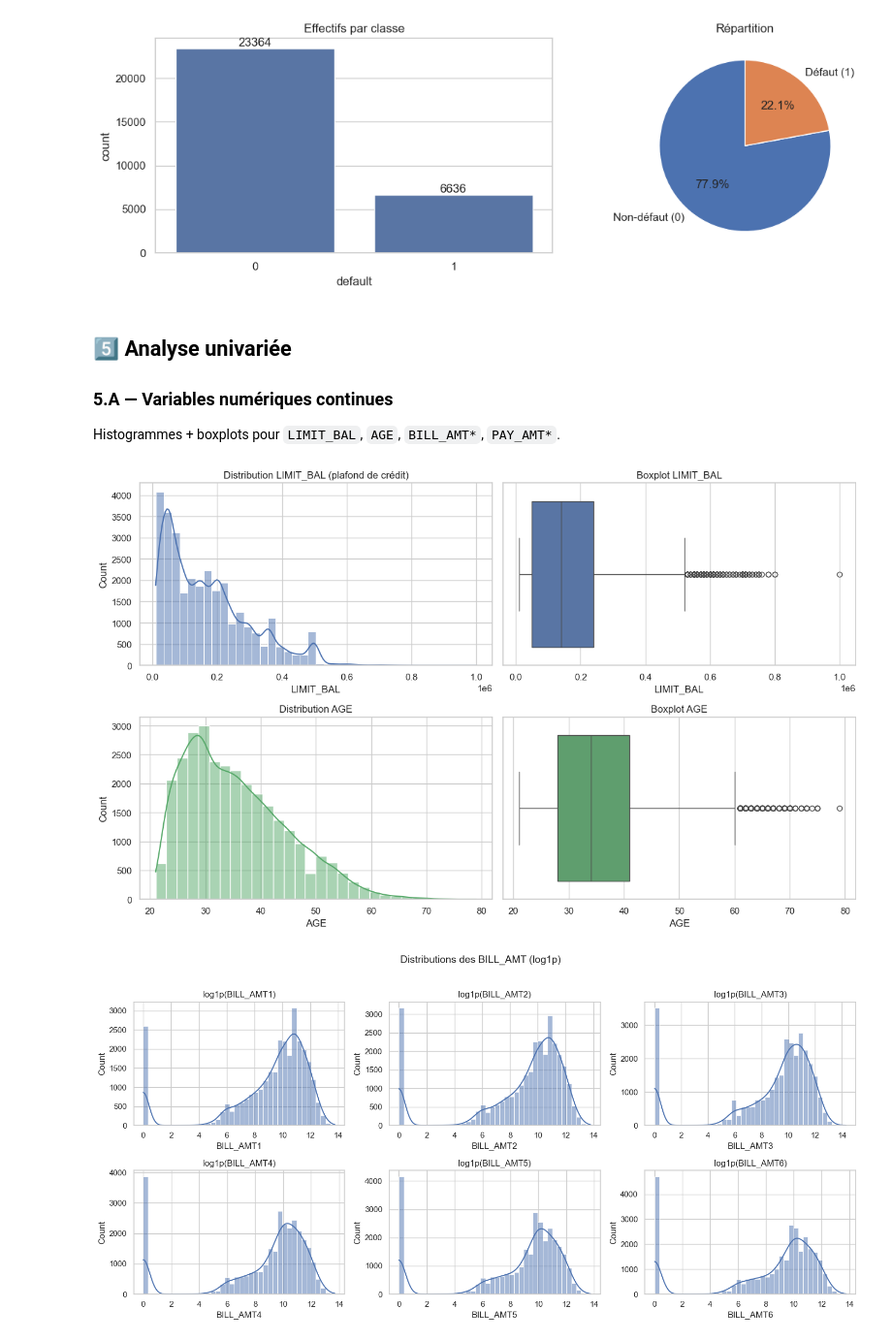
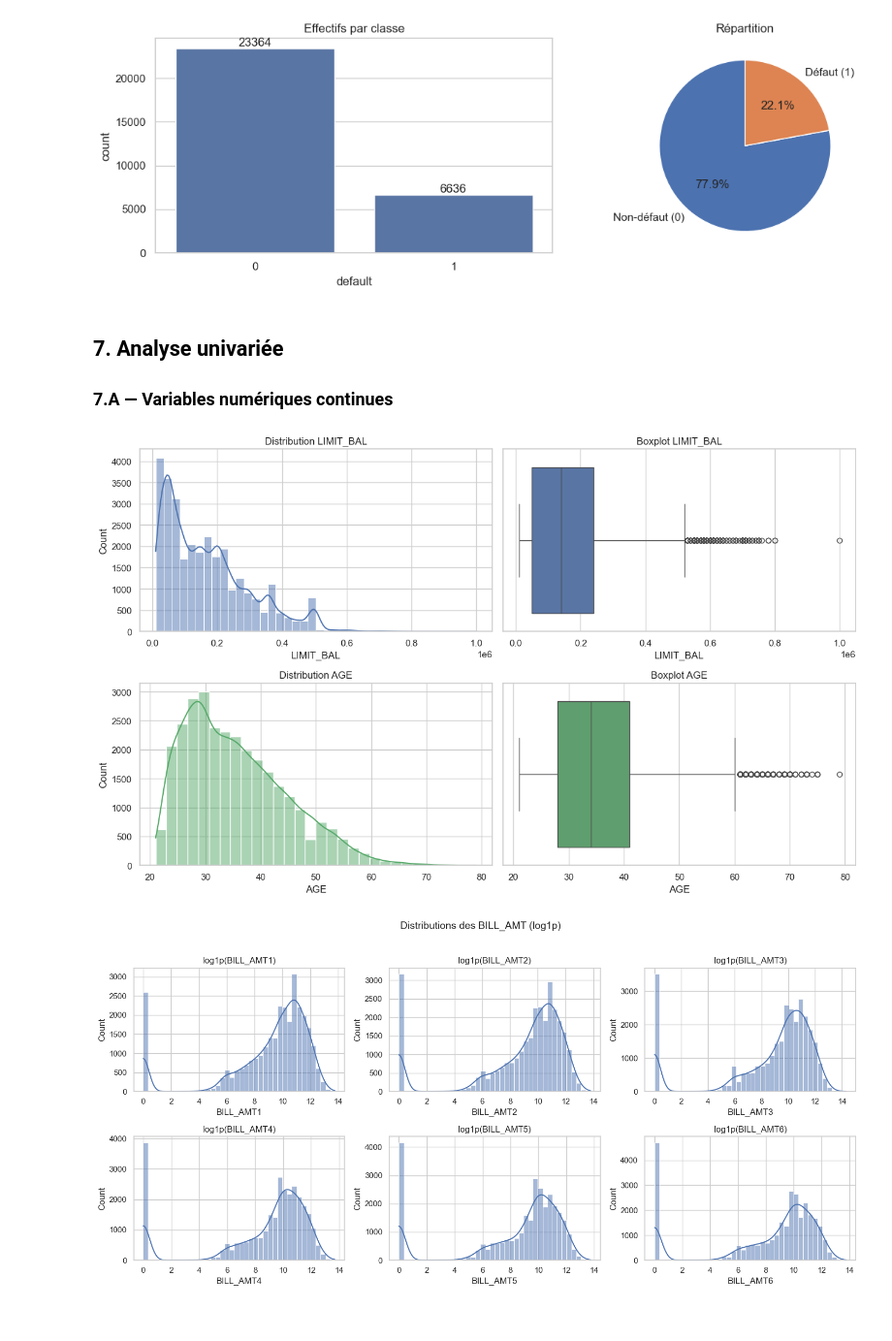
Before and after one commit to oumar390/examen-mlops, a Jupyter notebook: notebooks/01_eda.ipynb, the cells around one changed output. Shown at 97% size. Saved outputs shown, nothing was run; the diff lists cells and outputs as text; code cells hidden in the pictures.

```diff
--- a/notebooks/01_eda.ipynb
+++ b/notebooks/01_eda.ipynb
@@ -218,0 +255,3 @@ dtype: int64
+# %%
+df = df_raw.drop(columns=['ID']).copy()
+print(f'APRÈS : df a {df.shape[1]} colonnes')
@@ -218,0 +271,4 @@ dtype: int64
+# %%
+df = df.rename(columns={'default.payment.next.month': 'default'})
+TARGET = 'default'
+print('APRÈS :', [c for c in df.columns if 'default' in c])
@@ -218,0 +302,10 @@ dtype: int64
+# %%
+df.loc[~df['EDUCATION'].isin([1, 2, 3, 4]), 'EDUCATION'] = 4
+
+print('APRÈS recodage :')
+print(df['EDUCATION'].value_counts().sort_index())
+
+moved_edu = ((df_raw['EDUCATION'] == 0).sum()
+             + (df_raw['EDUCATION'] == 5).sum()
+             + (df_raw['EDUCATION'] == 6).sum())
+print(f'\n→ {moved_edu} clients déplacés vers EDUCATION=4 (others)')
@@ -218,0 +338,8 @@ dtype: int64
+# %%
+df.loc[~df['MARRIAGE'].isin([1, 2, 3]), 'MARRIAGE'] = 3
+
+print('APRÈS recodage :')
+print(df['MARRIAGE'].value_counts().sort_index())
+
+moved_mar = (df_raw['MARRIAGE'] == 0).sum()
+print(f'\n→ {moved_mar} clients déplacés vers MARRIAGE=3 (others)')
@@ -336,28 +474,22 @@ plt.show()
 # %% [output]
 [figure]
 # %% [markdown]
-## 5️⃣ Analyse univariée
+## 7. Analyse univariée
 
-### 5.A — Variables numériques continues
-
-Histogrammes + boxplots pour `LIMIT_BAL`, `AGE`, `BILL_AMT*`, `PAY_AMT*`.
+### 7.A — Variables numériques continues
 # %%
-# LIMIT_BAL et AGE
 fig, axes = plt.subplots(2, 2, figsize=(13, 8))
-
 sns.histplot(df['LIMIT_BAL'], kde=True, ax=axes[0, 0], bins=40, color='#4C72B0')
-axes[0, 0].set_title('Distribution LIMIT_BAL (plafond de crédit)')
+axes[0, 0].set_title('Distribution LIMIT_BAL')
 sns.boxplot(x=df['LIMIT_BAL'], ax=axes[0, 1], color='#4C72B0')
 axes[0, 1].set_title('Boxplot LIMIT_BAL')
-
 sns.histplot(df['AGE'], kde=True, ax=axes[1, 0], bins=30, color='#55A868')
 axes[1, 0].set_title('Distribution AGE')
 sns.boxplot(x=df['AGE'], ax=axes[1, 1], color='#55A868')
 axes[1, 1].set_title('Boxplot AGE')
-
 plt.tight_layout()
 plt.savefig(FIG_DIR / '05a_limit_age.png', dpi=120, bbox_inches='tight')
 plt.show()
 # %% [output]
-[figure, old version]
+[figure, new version]
 # %%
```
Also changed, not shown: parts of 153 cells of this notebook, 12 other files.
